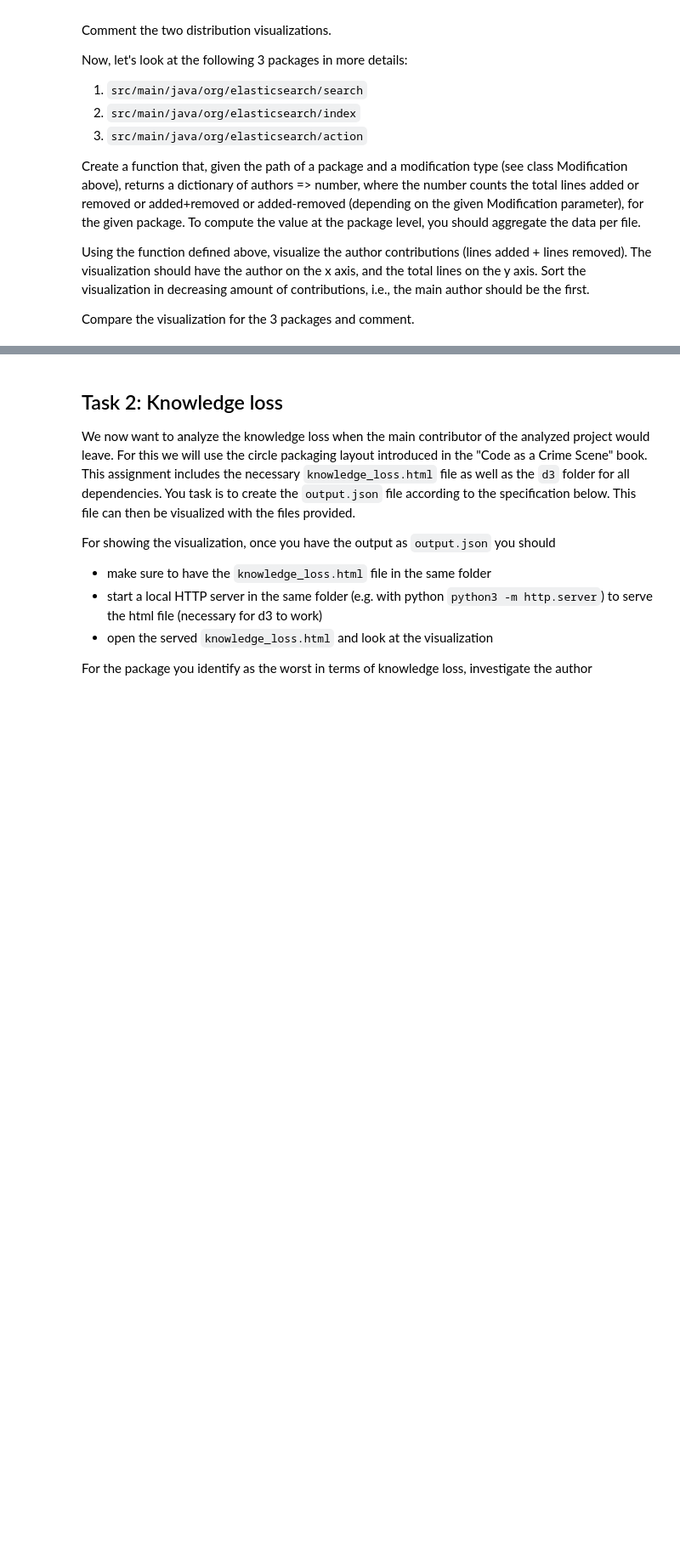
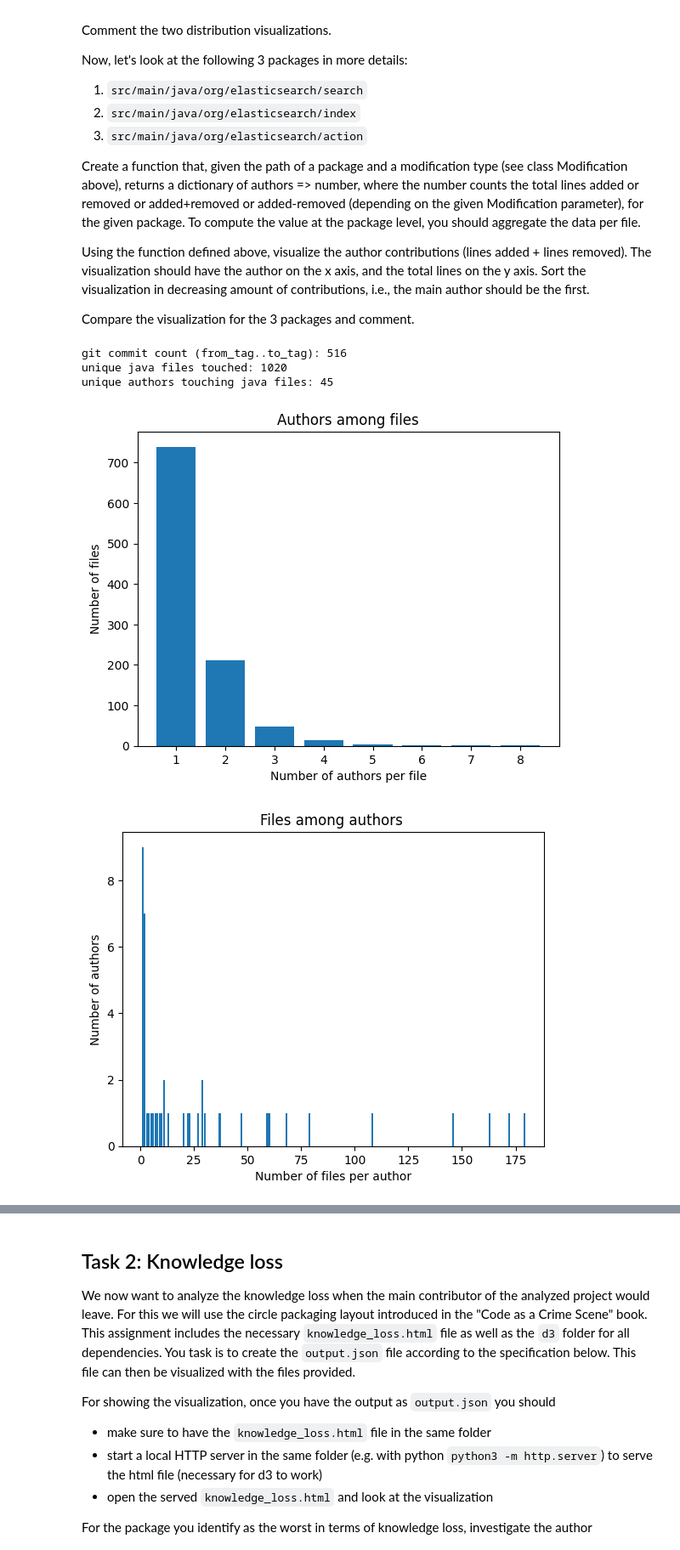
Before and after one commit to luciacortes063/fss_se_assignment, a Jupyter notebook: FSS-SEII-Assignment-2/FSS-SEII-Assignment-2025.ipynb, the cells around one changed output, grey strips where cells are left out. Shown at 85% size. Saved outputs shown, nothing was run; the diff lists cells and outputs as text; code cells hidden in the pictures; blank space fills up the shorter version.

```diff
--- a/FSS-SEII-Assignment-2/FSS-SEII-Assignment-2025.ipynb
+++ b/FSS-SEII-Assignment-2/FSS-SEII-Assignment-2025.ipynb
@@ -56,3 +58,77 @@ Create a function that, given the path of a package and a modification type (see
 Using the function defined above, visualize the author contributions (lines added + lines removed). The visualization should have the author on the x axis, and the total lines on the y axis. Sort the visualization in decreasing amount of contributions, i.e., the main author should be the first.
 
 Compare the visualization for the 3 packages and comment.
+# %%
+from collections import Counter, defaultdict
+import matplotlib.pyplot as plt
+from pydriller.git import Git
+
+repo_path = r"C:\Users\lucia\OneDrive\Documentos\Github_Repos\elasticsearch" #local repo path
+from_tag = "v1.0.0"
+to_tag = "v1.1.0"
+
+
+git = Git(repo_path) #we use GitPython directly (through PyDriller's Git wrapper) because traverse_commits() keeps returning 0 in our notebook
+repo = git.repo
+
+#we iterate commits in the tag range and collect java file ownership
+author_to_files = defaultdict(set)
+file_to_authors = defaultdict(set)
+
+commit_list = list(repo.iter_commits(f"{from_tag}..{to_tag}"))
+print("git commit count (from_tag..to_tag):", len(commit_list))
+
+for c in commit_list:
+    author = c.author.name if c.author is not None else "Unknown"
+    touched_files = list(c.stats.files.keys()) #we use stats.files to get the list of touched files for this commit
+
+    for file_path in touched_files:
+        if not file_path.endswith(".java"): #we only consider java files
+            continue
+
+        author_to_files[author].add(file_path)
+        file_to_authors[file_path].add(author)
+
+print("unique java files touched:", len(file_to_authors))
+print("unique authors touching java files:", len(author_to_files))
+
+#we convert sets to counts
+author_to_num_files = {author: len(files) for author, files in author_to_files.items()}  # dictionary with the pairs author => number of modified files
+file_to_num_authors = {file_path: len(authors) for file_path, authors in file_to_authors.items()} # dictionary with the pairs file => number of authors who modified the file
+
+
+#visualization 1: distribution of authors among files
+authors_per_file = list(file_to_num_authors.values())
+authors_per_file_dist = Counter(authors_per_file)
+
+max_authors = max(authors_per_file_dist.keys())
+x = list(range(1, max_authors + 1))
+y = [authors_per_file_dist.get(k, 0) for k in x]
+
+plt.figure()
+plt.bar(x, y)
+plt.xlabel("Number of authors per file")
+plt.ylabel("Number of files")
+plt.title("Authors among files")
+plt.show()
+
+#visualization 2: distribution of files among authors
+files_per_author = list(author_to_num_files.values())
+files_per_author_dist = Counter(files_per_author)
+
+max_files = max(files_per_author_dist.keys())
+x = list(range(1, max_files + 1))
+y = [files_per_author_dist.get(k, 0) for k in x]
+
+plt.figure()
+plt.bar(x, y)
+plt.xlabel("Number of files per author")
+plt.ylabel("Number of authors")
+plt.title("Files among authors ")
+plt.show()
+# %% [output]
+git commit count (from_tag..to_tag): 516
+unique java files touched: 1020
+unique authors touching java files: 45
+[figure, added]
+[figure, added]
```
Also changed, not shown: parts of 8 cells of this notebook, 2 other files.
